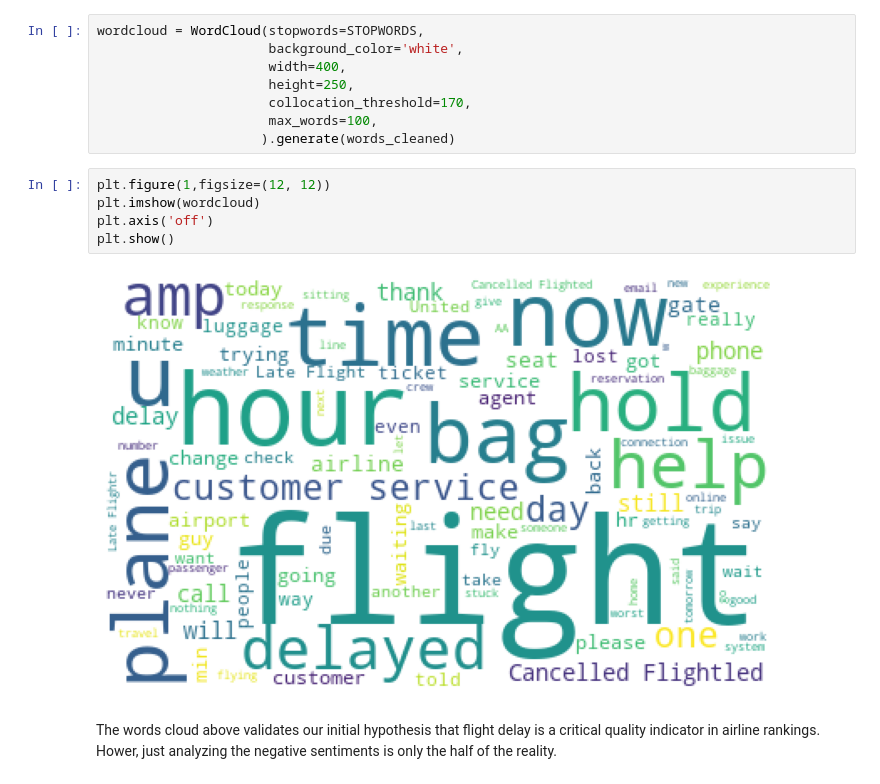
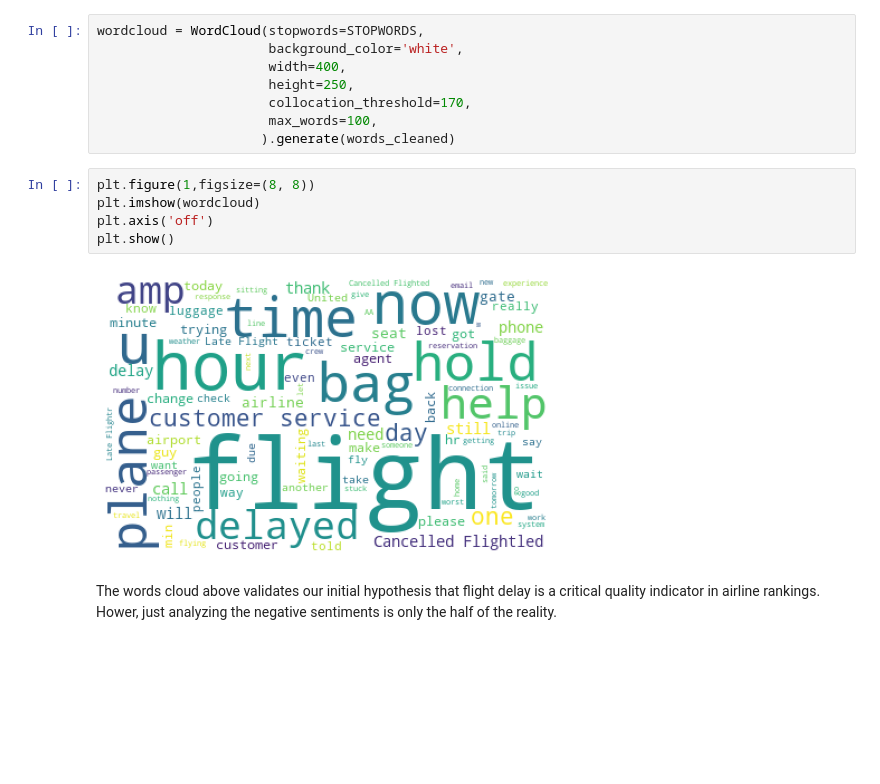
Before and after one commit to skacem/Business-Analytics, a Jupyter notebook: Sentiment_Analysis/USAirline.ipynb, the cells around one changed output. Drawn from its saved outputs; the diff is of its cells as text; blank space fills up the shorter version.

Commit message:
figure size changed

```diff
--- a/Sentiment_Analysis/USAirline.ipynb
+++ b/Sentiment_Analysis/USAirline.ipynb
@@ -254,12 +254,12 @@ wordcloud = WordCloud(stopwords=STOPWORDS,
                       max_words=100,
                      ).generate(words_cleaned)
 # %%
-plt.figure(1,figsize=(12, 12))
+plt.figure(1,figsize=(8, 8))
 plt.imshow(wordcloud)
 plt.axis('off')
 plt.show()
 # %% [output]
-[figure, old version]
+[figure, new version]
 # %% [markdown]
  The words cloud above validates our initial hypothesis that flight delay is a critical quality indicator in airline rankings. Hower, just analyzing the negative sentiments is only the half of the reality.
 # %% [markdown]
```
